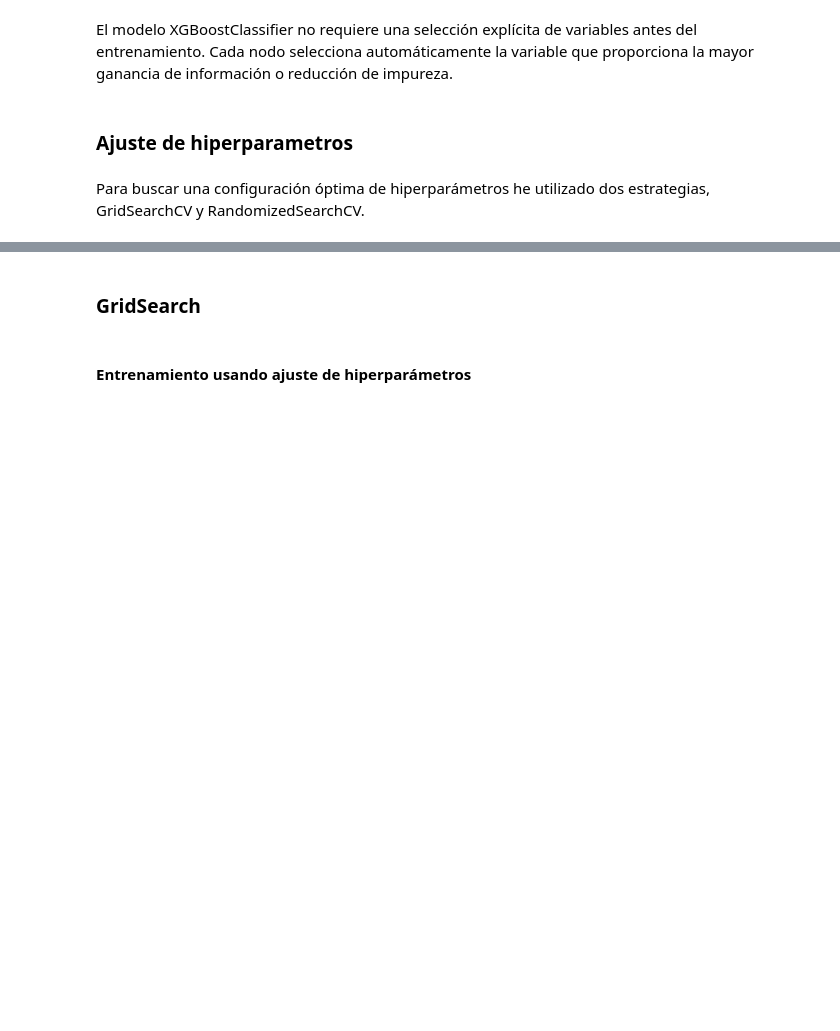
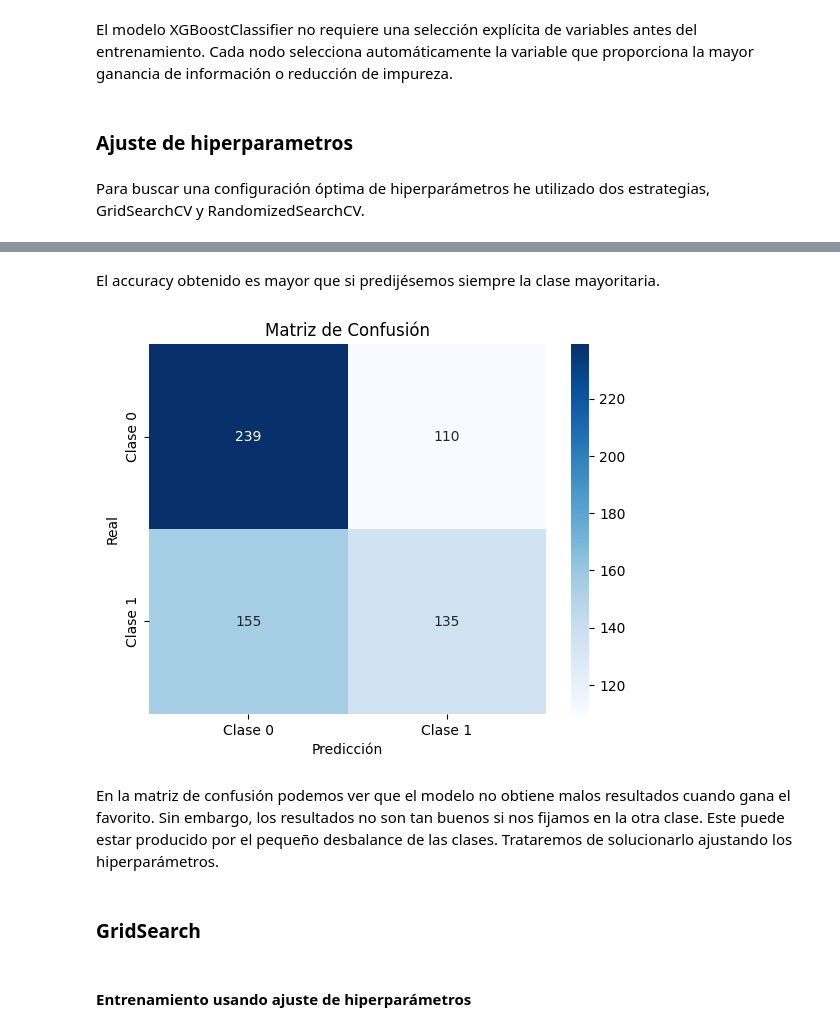
Before and after one commit to UCM-GIDIA-PD1/c2425-R4, a Jupyter notebook: src/models/P2_dif/XGBoost_pond_dif.ipynb, the cells around one changed output, grey strips where cells are left out. Saved outputs shown, nothing was run; the diff lists cells and outputs as text; code cells hidden in the pictures; blank space fills up the shorter version.

Commit message:
Comentado modelo XGboost P2 dif

```diff
--- a/src/models/P2_dif/XGBoost_pond_dif.ipynb
+++ b/src/models/P2_dif/XGBoost_pond_dif.ipynb
@@ -109,0 +128,15 @@ Para buscar una configuración óptima de hiperparámetros he utilizado dos estr
+# %%
+print("-- Métricas del modelo con hiperparámetros ajustados --")
+y_val_pred = base.predict(X_test)
+y_val_prob = base.predict_proba(X_test)[:,1]
+print("Accuracy:", accuracy_score(y_test, y_val_pred))
+f1_val = f1_score(y_test, y_val_pred)
+roc_auc_val = roc_auc_score(y_test, y_val_prob)
+precision_val = precision_score(y_test, y_val_pred)
+recall_val = recall_score(y_test, y_val_pred)
+log_loss_val = log_loss(y_test,y_val_prob)
+print(f"F1-Score: {f1_val:.4f}")
+print(f"AUC-ROC: {roc_auc_val:.4f}")
+print(f"Precisión: {precision_val:.4f}")
+print(f"Sensibilidad: {recall_val:.4f}")
+print(f"Log-loss: {log_loss_val}")
@@ -110,3 +151,19 @@ Para buscar una configuración óptima de hiperparámetros he utilizado dos estr
+# %% [markdown]
+El accuracy obtenido es mayor que si predijésemos siempre la clase mayoritaria.
+# %%
+# Calcular la matriz de confusión
+cm = confusion_matrix(y_test, y_val_pred)
+
+# Visualizar la matriz de confusión
+sns.heatmap(cm, annot=True, fmt='d', cmap='Blues', xticklabels=['Clase 0', 'Clase 1'], yticklabels=['Clase 0', 'Clase 1'])
+plt.xlabel('Predicción')
+plt.ylabel('Real')
+plt.title('Matriz de Confusión')
+plt.show()
+# %% [output]
+[figure, added]
+# %% [markdown]
+En la matriz de confusión podemos ver que el modelo no obtiene malos resultados cuando gana el favorito. Sin embargo, los resultados no son tan buenos si nos fijamos en la otra clase. Este puede estar producido por el pequeño desbalance de las clases. Trataremos de solucionarlo ajustando los hiperparámetros.
 # %% [markdown]
 ### GridSearch
 # %%
```
Also changed, not shown: parts of 21 cells of this notebook, 24 other files.
